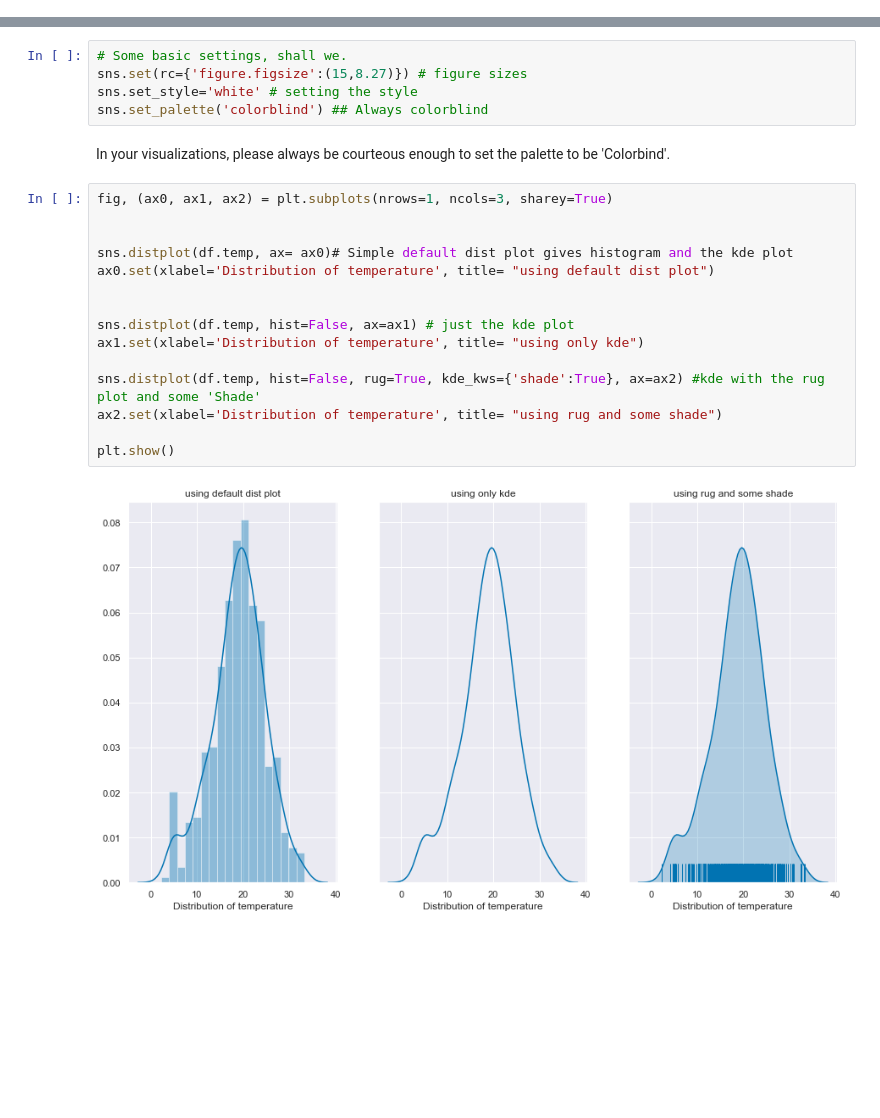
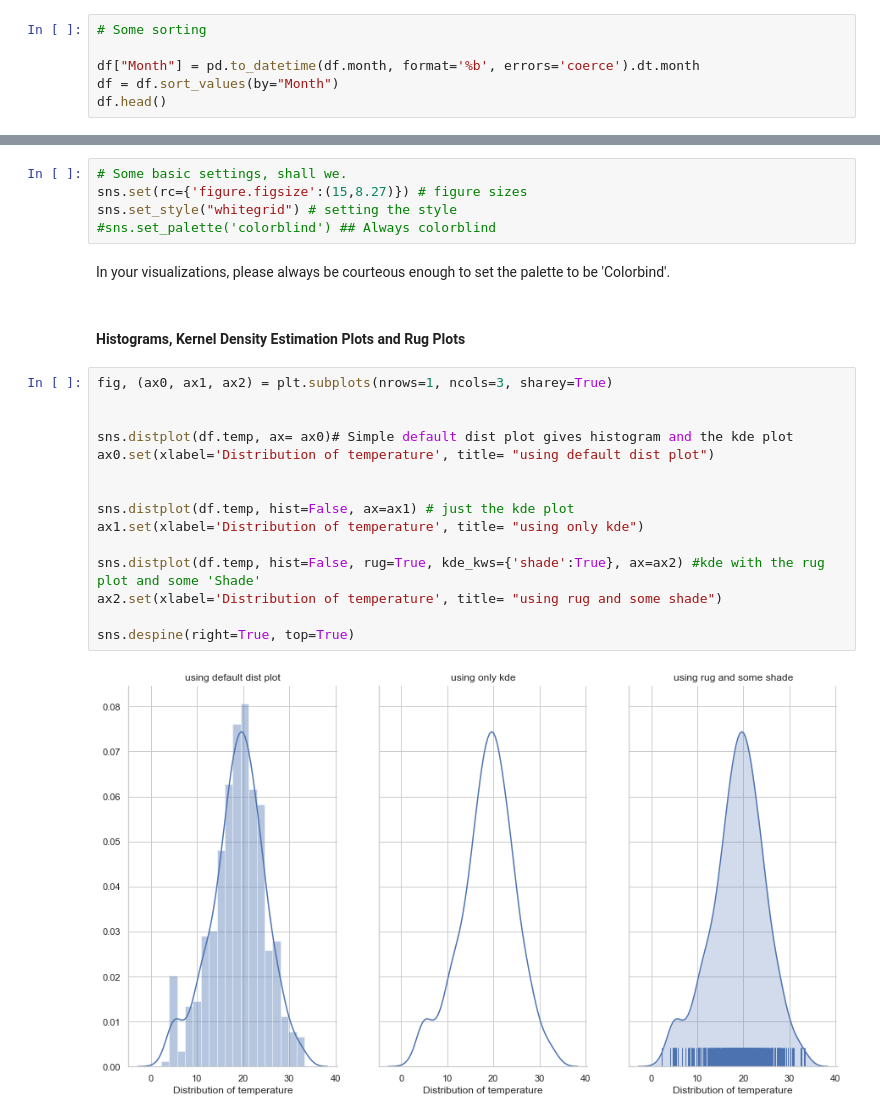
Before and after one commit to shwetapurushe/data-science-world, a Jupyter notebook: Projects/DS_Utils/Distribution_visualizations.ipynb, the cells around one changed output, grey strips where cells are left out. Saved outputs shown, nothing was run; the diff lists cells and outputs as text; blank space fills up the shorter version.

```diff
--- a/Projects/DS_Utils/Distribution_visualizations.ipynb
+++ b/Projects/DS_Utils/Distribution_visualizations.ipynb
@@ -41,0 +40,6 @@ Lets get started with some _distribution plots_ to get an idea of what the indiv
+# %%
+# Some sorting
+
+df["Month"] = pd.to_datetime(df.month, format='%b', errors='coerce').dt.month
+df = df.sort_values(by="Month")
+df.head()
@@ -50,24 +63,26 @@ import seaborn as sns;
 # %%
 # Some basic settings, shall we.
 sns.set(rc={'figure.figsize':(15,8.27)}) # figure sizes
-sns.set_style='white' # setting the style
-sns.set_palette('colorblind') ## Always colorblind
+sns.set_style("whitegrid") # setting the style
+#sns.set_palette('colorblind') ## Always colorblind
 # %% [markdown]
 In your visualizations, please always be courteous enough to set the palette to be 'Colorbind'.
+# %% [markdown]
+#### Histograms, Kernel Density Estimation Plots and Rug Plots
 # %%
 fig, (ax0, ax1, ax2) = plt.subplots(nrows=1, ncols=3, sharey=True)
 
 
 sns.distplot(df.temp, ax= ax0)# Simple default dist plot gives histogram and the kde plot
 ax0.set(xlabel='Distribution of temperature', title= "using default dist plot")
 
 
 sns.distplot(df.temp, hist=False, ax=ax1) # just the kde plot
 ax1.set(xlabel='Distribution of temperature', title= "using only kde")
 
 sns.distplot(df.temp, hist=False, rug=True, kde_kws={'shade':True}, ax=ax2) #kde with the rug plot and some 'Shade'
 ax2.set(xlabel='Distribution of temperature', title= "using rug and some shade")
 
-plt.show()
+sns.despine(right=True, top=True)
 # %% [output]
-[figure, old version]
+[figure, new version]
```
Also changed, not shown: parts of 9 cells of this notebook, 1 other file.
